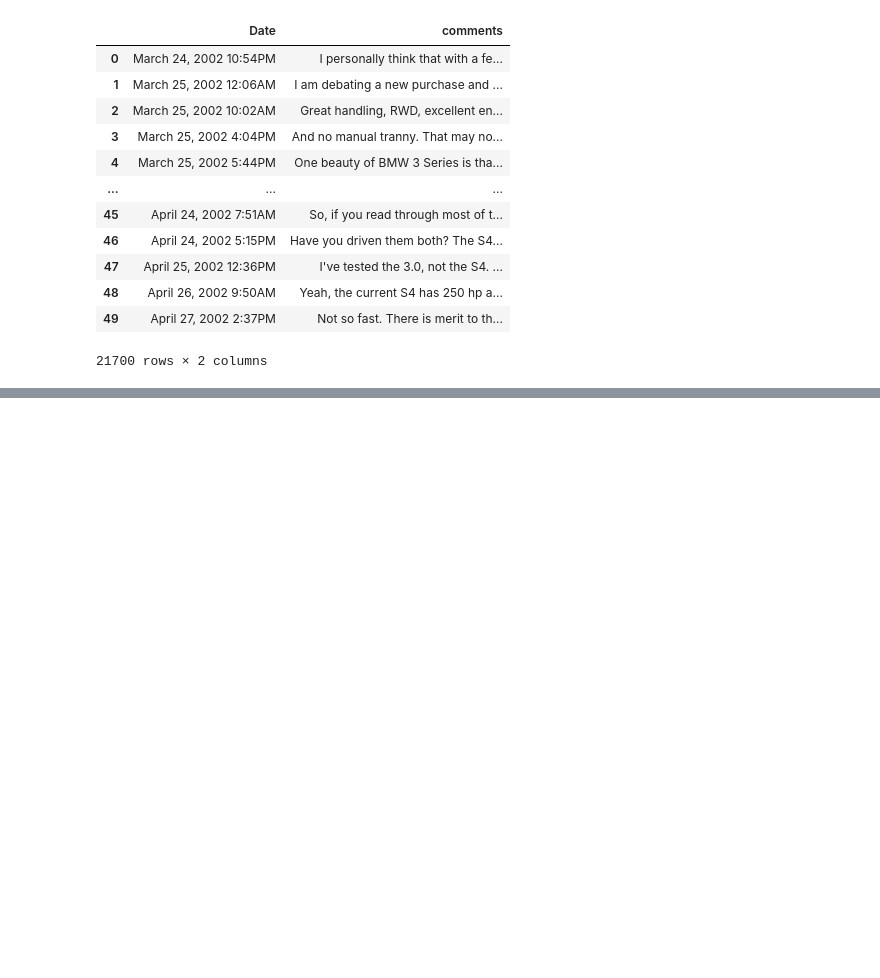
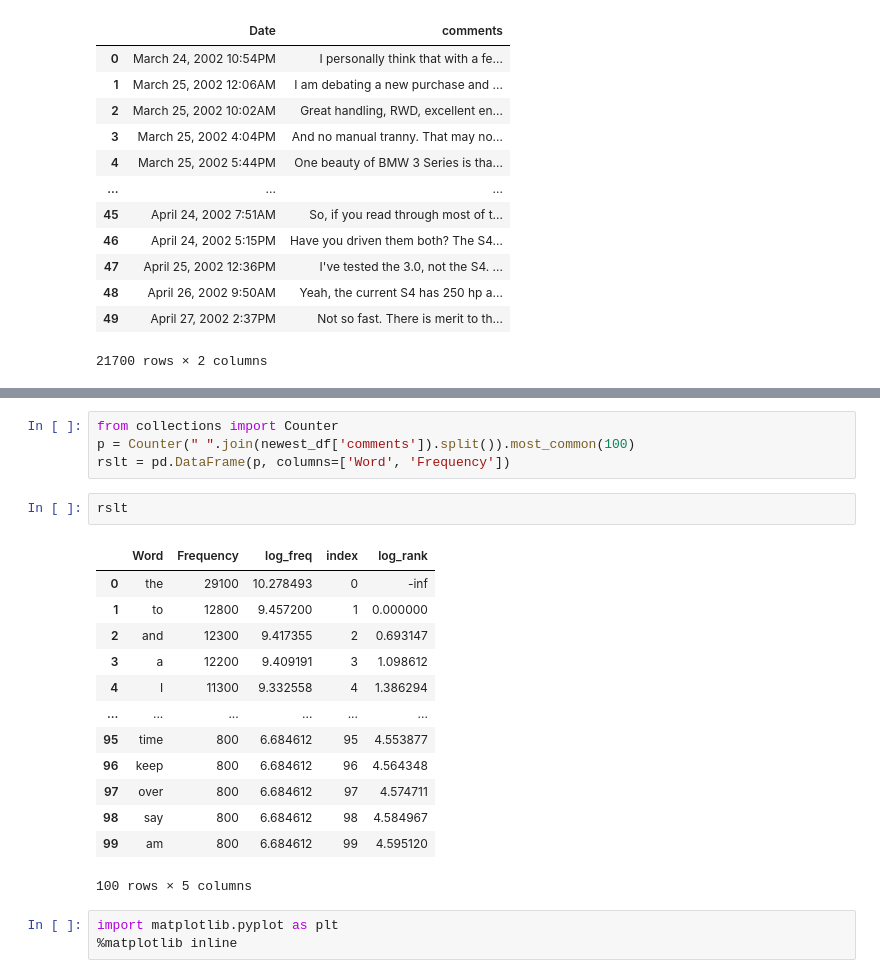
Before and after one commit to squareitall/Unstructured_data_assignment_1, a Jupyter notebook: Unstructured_Edmunds_Text_Analysis.ipynb, the cells around one changed output, grey strips where cells are left out. Saved outputs shown, nothing was run; the diff lists cells and outputs as text; blank space fills up the shorter version.

```diff
--- a/Unstructured_Edmunds_Text_Analysis.ipynb
+++ b/Unstructured_Edmunds_Text_Analysis.ipynb
@@ -174,0 +210,23 @@ results.csv  sample_data
+# %%
+from collections import Counter
+p = Counter(" ".join(newest_df['comments']).split()).most_common(100)
+rslt = pd.DataFrame(p, columns=['Word', 'Frequency'])
+# %%
+rslt
+# %% [output]
+|  | Word | Frequency | log_freq | index | log_rank |
+| 0 | the | 29100 | 10.278493 | 0 | -inf |
+| 1 | to | 12800 | 9.457200 | 1 | 0.000000 |
+| 2 | and | 12300 | 9.417355 | 2 | 0.693147 |
+| 3 | a | 12200 | 9.409191 | 3 | 1.098612 |
+| 4 | I | 11300 | 9.332558 | 4 | 1.386294 |
+| ... | ... | ... | ... | ... | ... |
+| 95 | time | 800 | 6.684612 | 95 | 4.553877 |
+| 96 | keep | 800 | 6.684612 | 96 | 4.564348 |
+| 97 | over | 800 | 6.684612 | 97 | 4.574711 |
+| 98 | say | 800 | 6.684612 | 98 | 4.584967 |
+| 99 | am | 800 | 6.684612 | 99 | 4.595120 |
+100 rows × 5 columns
+# %%
+import matplotlib.pyplot as plt
+%matplotlib inline
```
Also changed, not shown: parts of 19 cells of this notebook.
